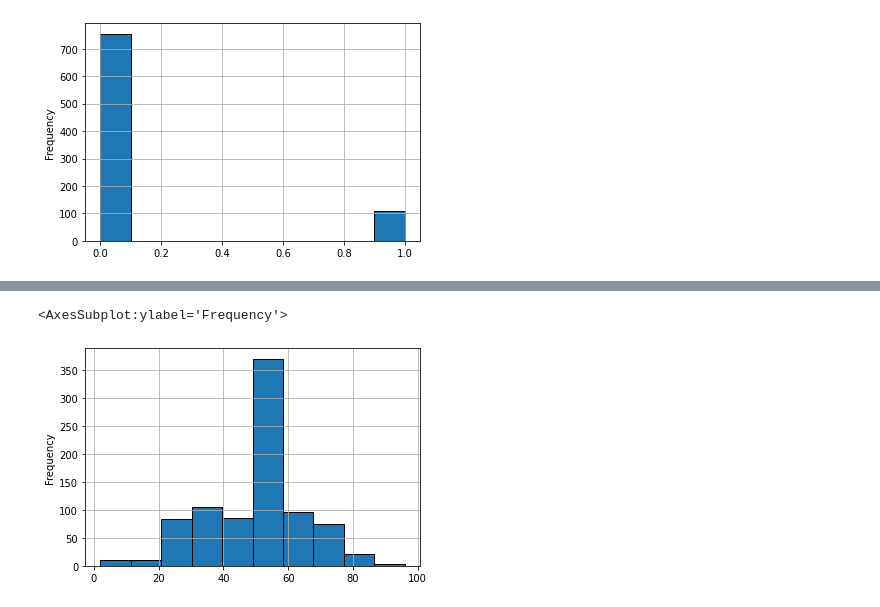
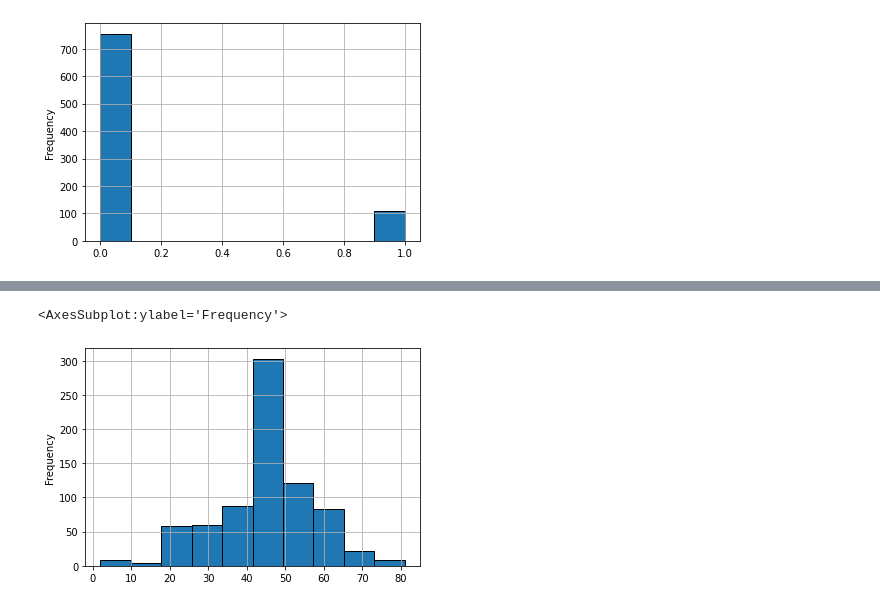
Before and after one commit to KAYounes/AIProject_Covid, a Jupyter notebook: code/Data Exploration.ipynb, the cells around one changed output, grey strips where cells are left out. Cells and saved outputs as stored; diff of their text form; code cells hidden in the pictures.

Commit message:
plotted result distribution, age distribution, result VS age, symptome VS result

```diff
--- a/code/Data Exploration.ipynb
+++ b/code/Data Exploration.ipynb
@@ -61,5 +67,5 @@ df['result'].plot(kind='hist', edgecolor='k', grid=True)
 # %%
-df['age'].plot(kind='hist', edgecolor='k', grid=True)
+df[df['result'] == 0]['age'].plot(kind='hist', edgecolor='k', grid=True)
 # %% [output]
 <AxesSubplot:ylabel='Frequency'>
-[figure, old version]
+[figure, new version]
```
Also changed, not shown: parts of 5 cells of this notebook.
